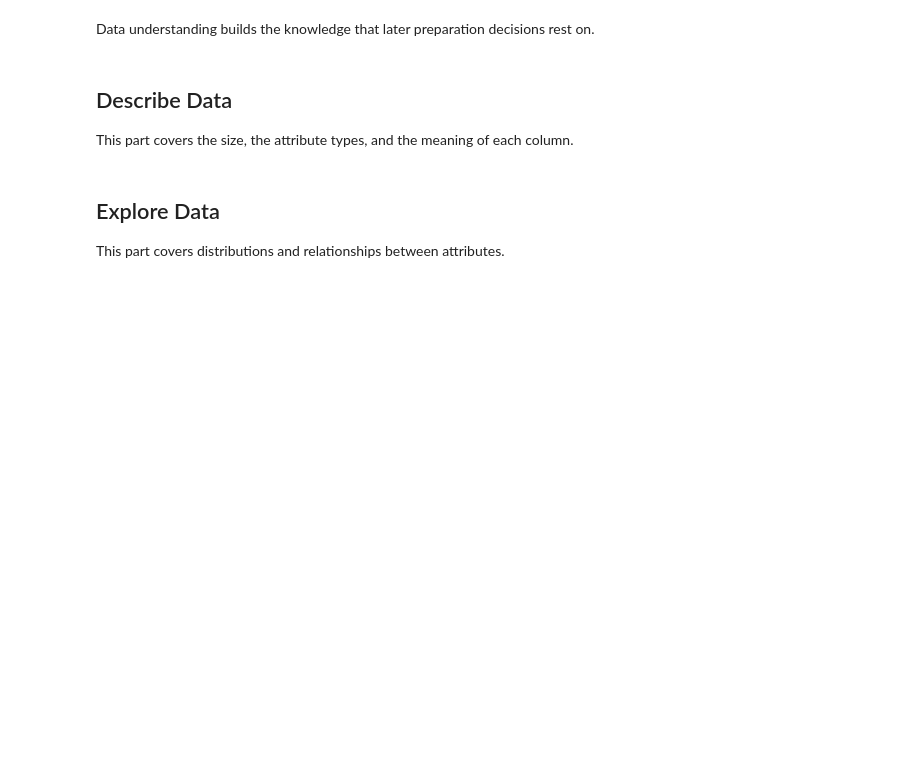
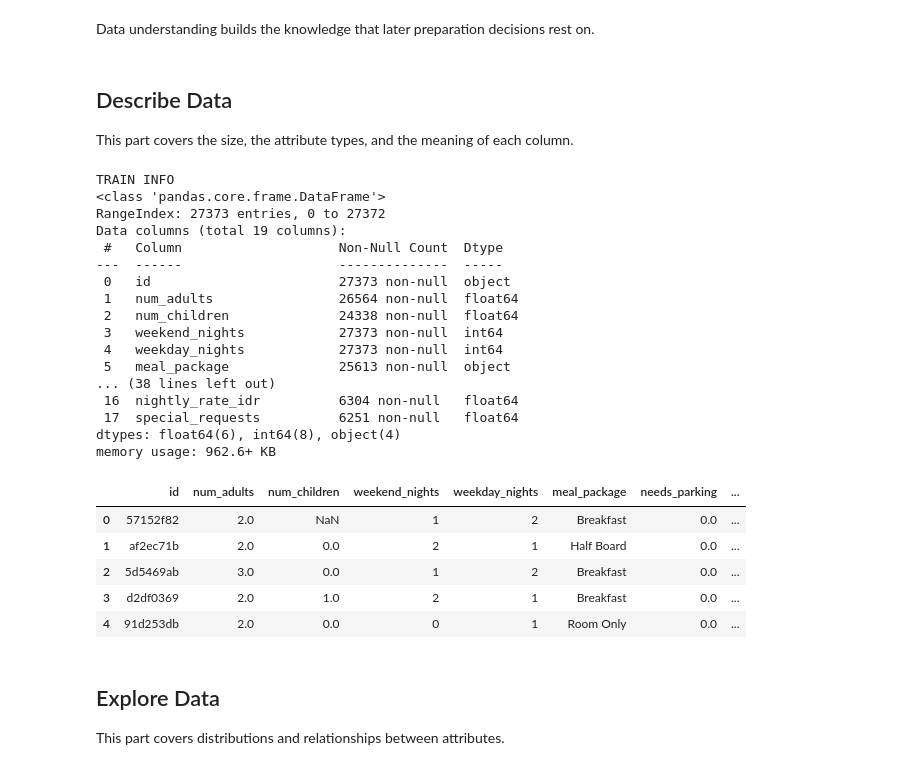
Before and after one commit to aufafaza/IF3170_G11_besokaja, a Jupyter notebook: Notebook.ipynb, the cells around one changed output. Cells and saved outputs as stored; diff of their text form; code cells hidden in the pictures; blank space fills up the shorter version.

Commit message:
refactor: move data understanding & cleaning to template notebook

```diff
--- a/Notebook.ipynb
+++ b/Notebook.ipynb
@@ -79,10 +79,17 @@ Every import of the notebook is kept in this cell.
 # %%
 import os
 import random
+import sys
 from pathlib import Path
 
+import matplotlib.pyplot as plt
 import numpy as np
 import pandas as pd
+import calendar
+
+sys.path.insert(0, str(Path.cwd() / 'src'))
+
+pd.set_option('display.max_columns', None)
 # %% [markdown]
 ## Settings
 
@@ -128,7 +137,46 @@ Data understanding builds the knowledge that later preparation decisions rest on
 
 This part covers the size, the attribute types, and the meaning of each column.
 # %%
-# Write your code here
+num_cols = [
+    "num_adults", "num_children", "weekend_nights", "weekday_nights",
+    "days_before_arrival", "arrival_year", "arrival_month", "arrival_day",
+    "prior_cancellations", "prior_completed_bookings",
+    "nightly_rate_idr", "special_requests"
+]
+cat_cols = ["meal_package", "room_category", "booking_channel"]
+bin_cols = ["needs_parking", "is_returning_guest"]
+target_col = "is_canceled"
+
+print('\nTRAIN INFO')
+train_df.info()
+print('\nTEST INFO')
+test_df.info()
+
+train_df.head()
+# %% [output]
+TRAIN INFO
+<class 'pandas.core.frame.DataFrame'>
+RangeIndex: 27373 entries, 0 to 27372
+Data columns (total 19 columns):
+ #   Column                    Non-Null Count  Dtype
+---  ------                    --------------  -----
+ 0   id                        27373 non-null  object
+ 1   num_adults                26564 non-null  float64
+ 2   num_children              24338 non-null  float64
+ 3   weekend_nights            27373 non-null  int64
+ 4   weekday_nights            27373 non-null  int64
+ 5   meal_package              25613 non-null  object
+... (38 lines left out)
+ 16  nightly_rate_idr          6304 non-null   float64
+ 17  special_requests          6251 non-null   float64
+dtypes: float64(6), int64(8), object(4)
+memory usage: 962.6+ KB
+|  | id | num_adults | num_children | weekend_nights | weekday_nights | meal_package | needs_parking | ... |
+| 0 | 57152f82 | 2.0 | NaN | 1 | 2 | Breakfast | 0.0 | ... |
+| 1 | af2ec71b | 2.0 | 0.0 | 2 | 1 | Half Board | 0.0 | ... |
+| 2 | 5d5469ab | 3.0 | 0.0 | 1 | 2 | Breakfast | 0.0 | ... |
+| 3 | d2df0369 | 2.0 | 1.0 | 2 | 1 | Breakfast | 0.0 | ... |
+| 4 | 91d253db | 2.0 | 0.0 | 0 | 1 | Room Only | 0.0 | ... |
 # %% [markdown]
 ## Explore Data
 
```
Also changed, not shown: parts of 11 cells of this notebook, 1 other file.
